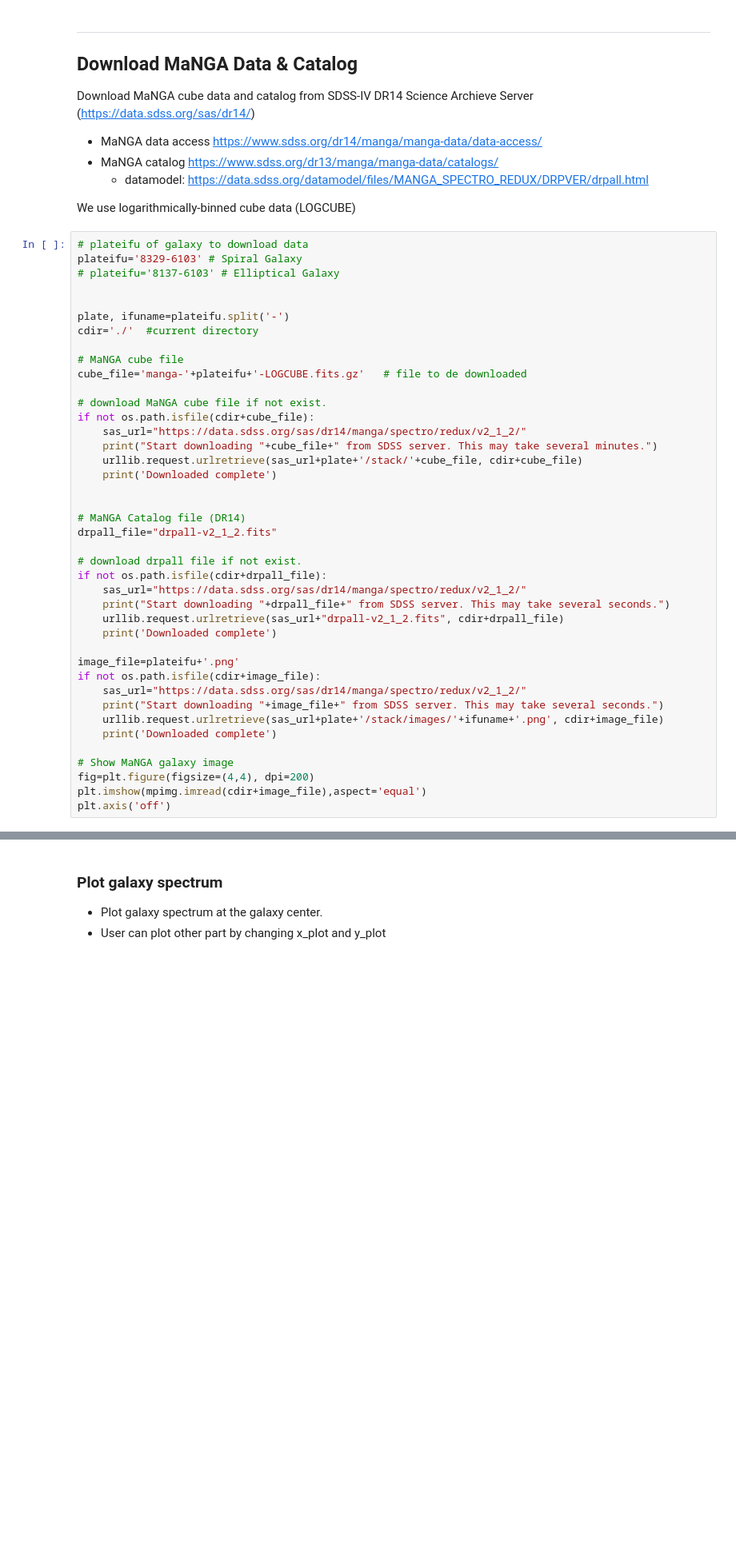
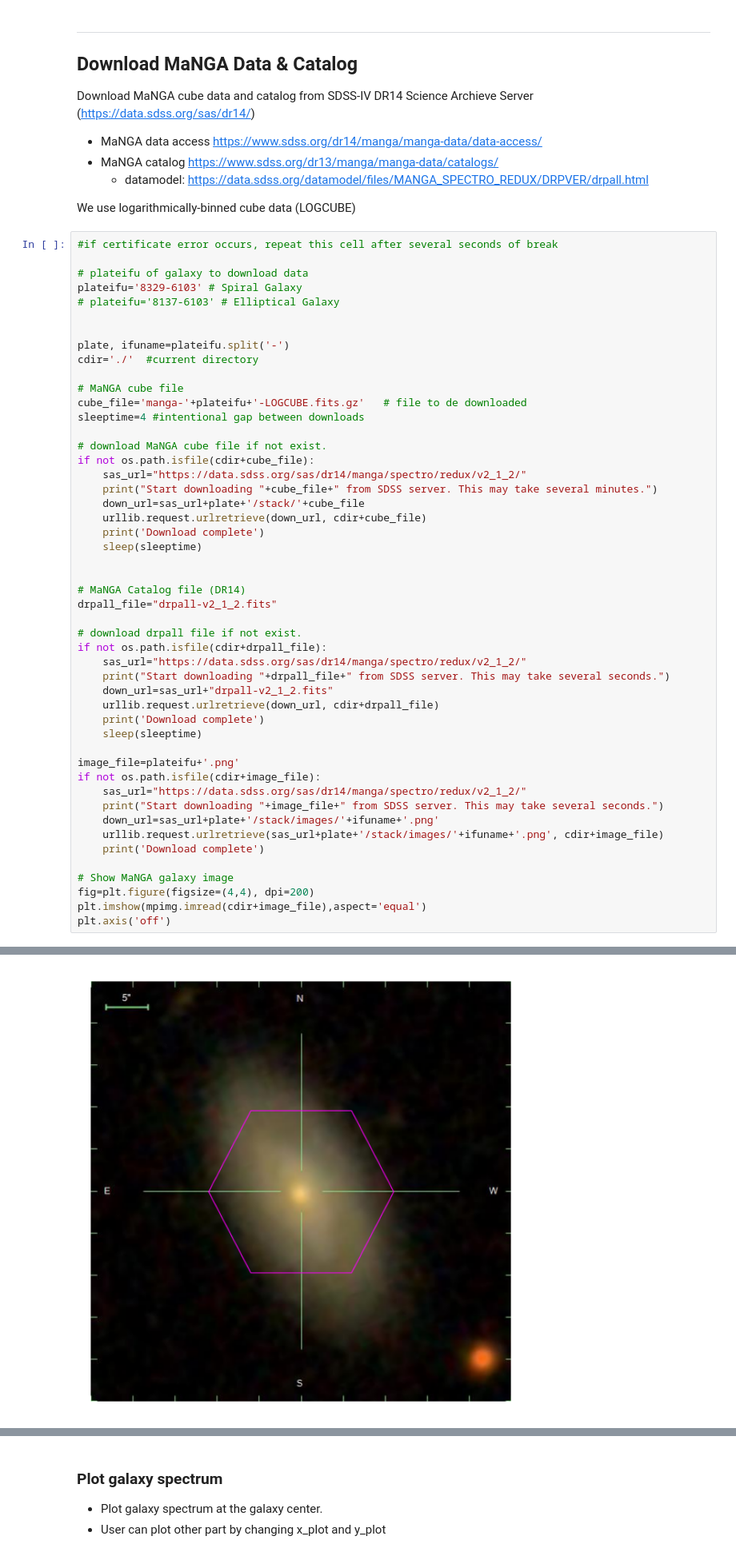
Before and after one commit to astrohchung/manga_rc_tuto, a Jupyter notebook: manga_rc_tuto.ipynb, the cells around one changed output, grey strips where cells are left out. Shown at 80% size. Saved outputs shown, nothing was run; the diff lists cells and outputs as text; blank space fills up the shorter version.

```diff
--- a/manga_rc_tuto.ipynb
+++ b/manga_rc_tuto.ipynb
@@ -33,6 +47,8 @@ Download MaNGA cube data and catalog from SDSS-IV DR14 Science Archieve Server (
 
 We use logarithmically-binned cube data (LOGCUBE)
 # %%
+#if certificate error occurs, repeat this cell after several seconds of break
+
 # plateifu of galaxy to download data
 plateifu='8329-6103' # Spiral Galaxy
 # plateifu='8137-6103' # Elliptical Galaxy
@@ -43,13 +59,16 @@ cdir='./'  #current directory
 
 # MaNGA cube file
 cube_file='manga-'+plateifu+'-LOGCUBE.fits.gz'   # file to de downloaded
+sleeptime=4 #intentional gap between downloads
 
 # download MaNGA cube file if not exist.
 if not os.path.isfile(cdir+cube_file):
     sas_url="https://data.sdss.org/sas/dr14/manga/spectro/redux/v2_1_2/"
     print("Start downloading "+cube_file+" from SDSS server. This may take several minutes.")
-    urllib.request.urlretrieve(sas_url+plate+'/stack/'+cube_file, cdir+cube_file)
-    print('Downloaded complete')
+    down_url=sas_url+plate+'/stack/'+cube_file
+    urllib.request.urlretrieve(down_url, cdir+cube_file)
+    print('Download complete')
+    sleep(sleeptime)
 
 
 # MaNGA Catalog file (DR14)
@@ -59,17 +78,21 @@ drpall_file="drpall-v2_1_2.fits"
 if not os.path.isfile(cdir+drpall_file):
     sas_url="https://data.sdss.org/sas/dr14/manga/spectro/redux/v2_1_2/"
     print("Start downloading "+drpall_file+" from SDSS server. This may take several seconds.")
-    urllib.request.urlretrieve(sas_url+"drpall-v2_1_2.fits", cdir+drpall_file)
-    print('Downloaded complete')
+    down_url=sas_url+"drpall-v2_1_2.fits"
+    urllib.request.urlretrieve(down_url, cdir+drpall_file)
+    print('Download complete')
+    sleep(sleeptime)
 
 image_file=plateifu+'.png'
 if not os.path.isfile(cdir+image_file):
     sas_url="https://data.sdss.org/sas/dr14/manga/spectro/redux/v2_1_2/"
     print("Start downloading "+image_file+" from SDSS server. This may take several seconds.")
+    down_url=sas_url+plate+'/stack/images/'+ifuname+'.png'
     urllib.request.urlretrieve(sas_url+plate+'/stack/images/'+ifuname+'.png', cdir+image_file)
-    print('Downloaded complete')
+    print('Download complete')
 
 # Show MaNGA galaxy image
 fig=plt.figure(figsize=(4,4), dpi=200)
 plt.imshow(mpimg.imread(cdir+image_file),aspect='equal')
 plt.axis('off')
+# %% [output]
@@ -76,3 +100,4 @@ plt.axis('off')
+[figure, added]
 # %% [markdown]
 ---
 ## Read galaxy information
```
Also changed, not shown: parts of 16 cells of this notebook, 7 other files.
